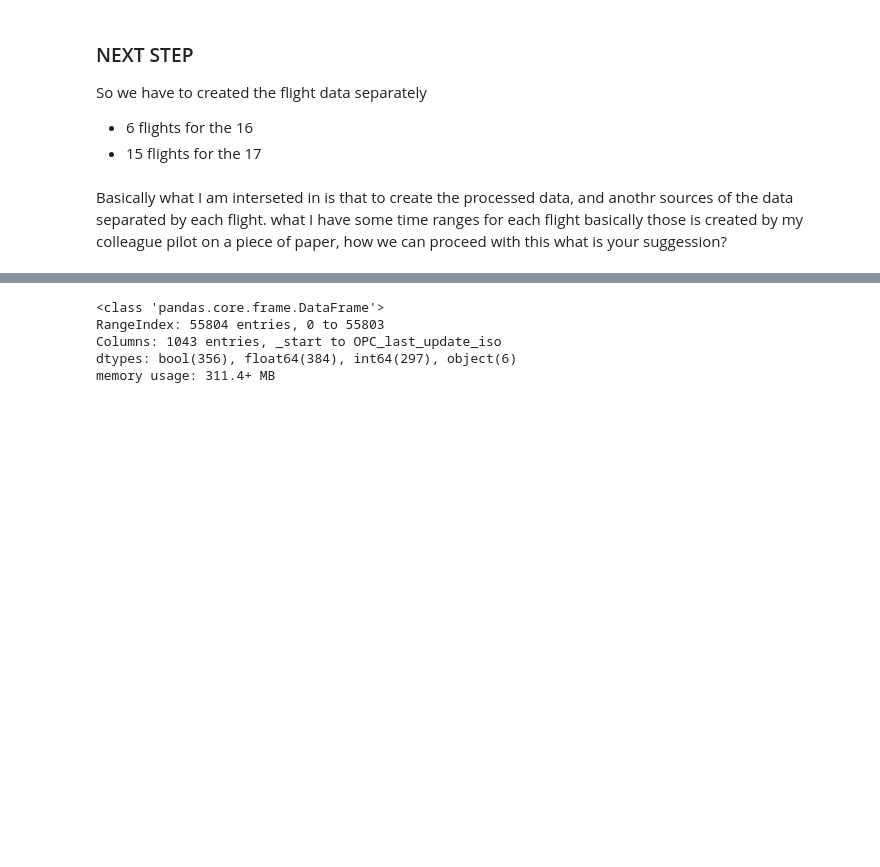
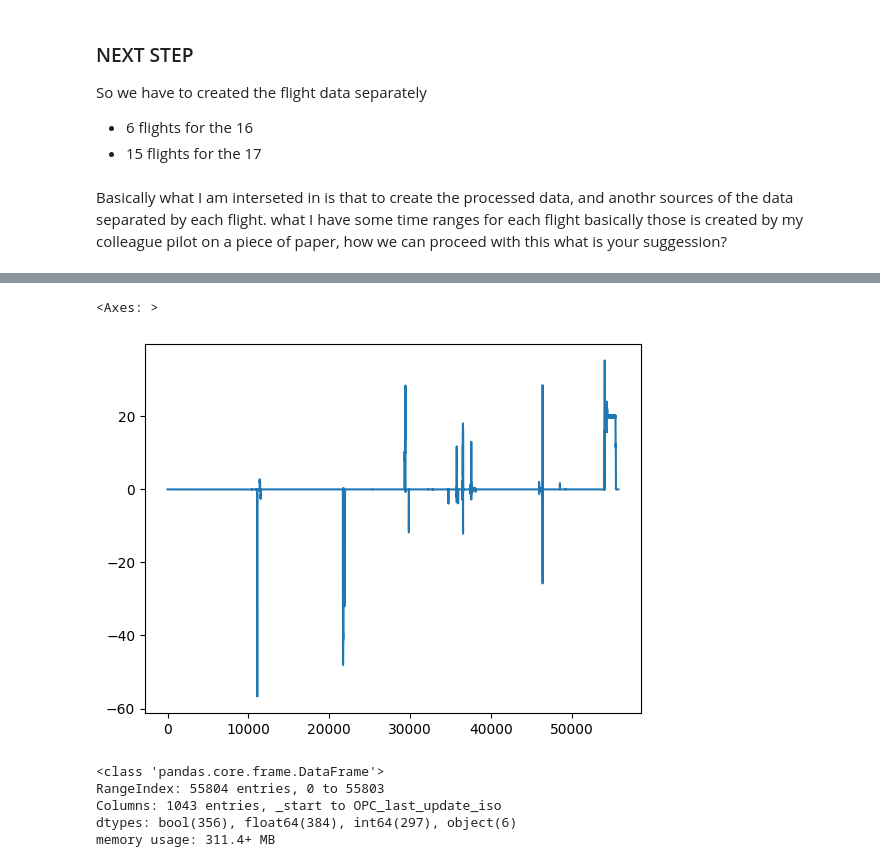
Before and after one commit to BaharakQaderi/field-data-pipeline, a Jupyter notebook: notebooks/EDA.ipynb, the cells around one changed output, grey strips where cells are left out. Saved outputs shown, nothing was run; the diff lists cells and outputs as text; code cells hidden in the pictures; blank space fills up the shorter version.

```diff
--- a/notebooks/EDA.ipynb
+++ b/notebooks/EDA.ipynb
@@ -159,3 +157,8 @@ df_opc_28.head(10)
+# %%
+df_opc_28["OPC_DsEncoder.outTamburo_SpeedRPM"].plot()
+# %% [output]
+<Axes: >
+[figure, added]
 # %%
 df_opc_28.info()
 # %% [output]
```
Also changed, not shown: parts of 2 cells of this notebook, 1 other file.
